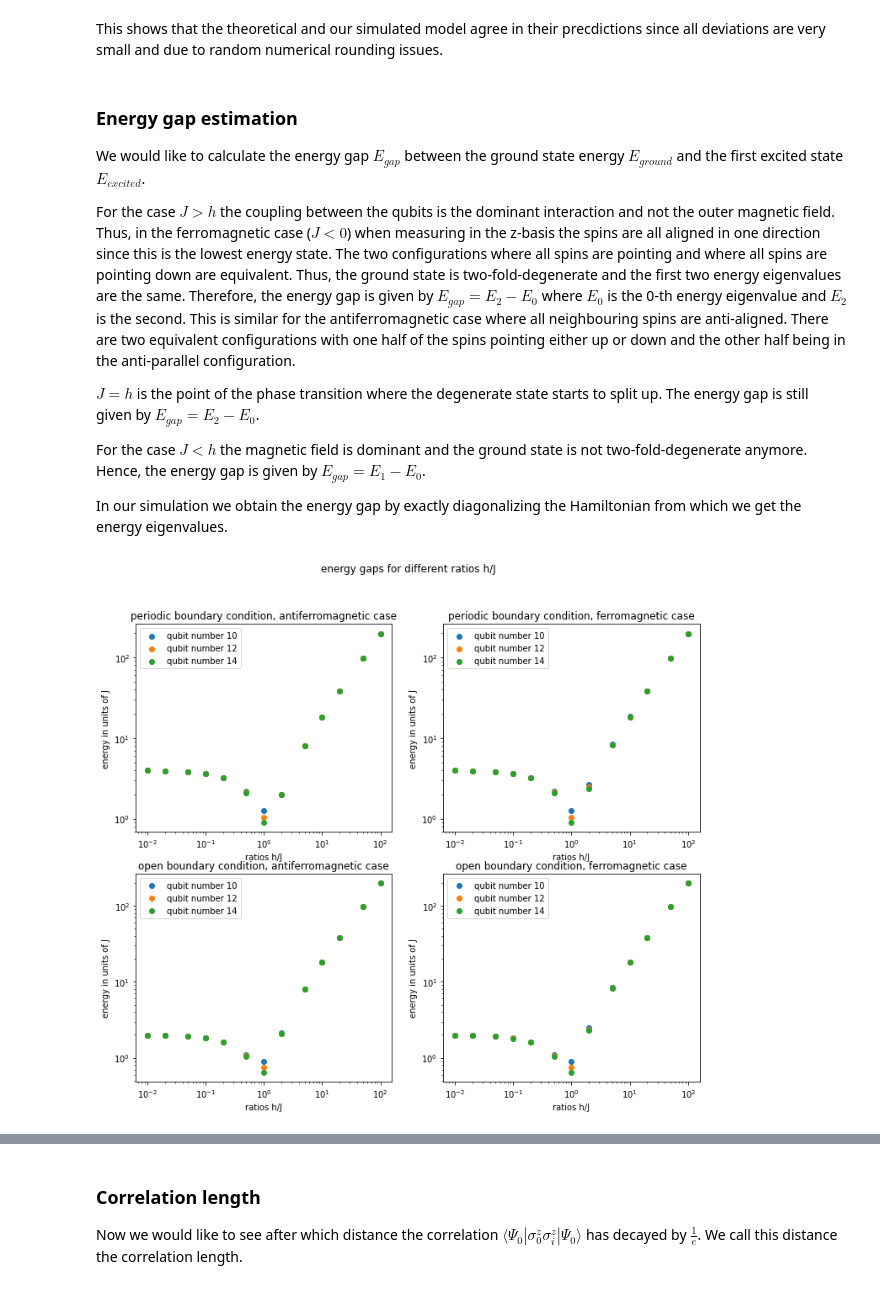
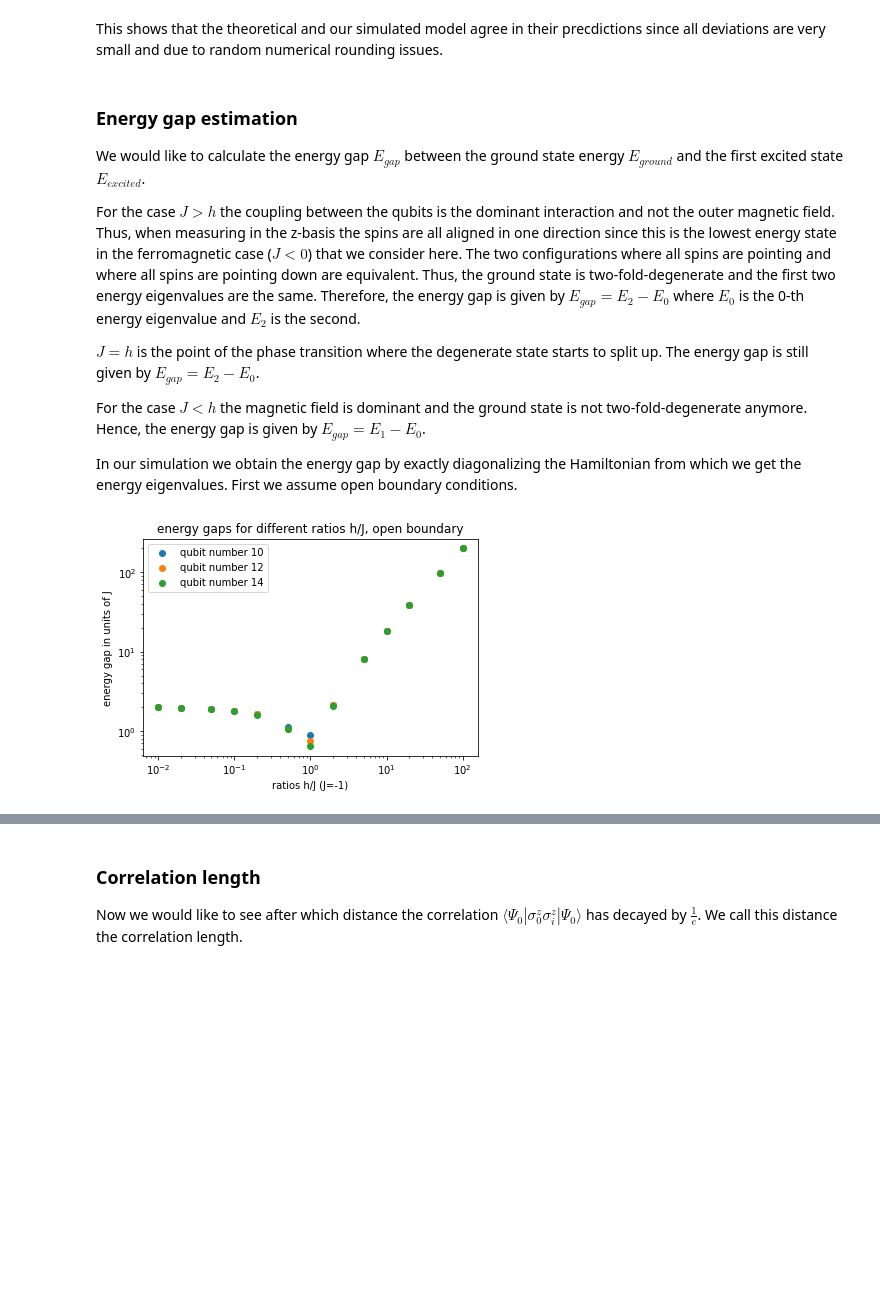
Before and after one commit to LennartBuerger/classical-shadows-for-1d-TFIM-energy-estimation, a Jupyter notebook: display_data/bf_display_data.ipynb, the cells around one changed output, grey strips where cells are left out. Drawn from its saved outputs; the diff is of its cells as text; code cells hidden in the pictures; blank space fills up the shorter version.

```diff
--- a/display_data/bf_display_data.ipynb
+++ b/display_data/bf_display_data.ipynb
@@ -80,3 +64,18 @@ np.save(save_direc_groundstate, ground_state_dict)
+# %%
+#calculate for periodic boundary conditions
+
+qubit_numbers = np.array([10, 12, 14])
+energy_eig_vals_dict: dict = {}
+ground_state_dict: dict = {}
+for i in range(0, np.size(qubit_numbers)):
+    for j in range(0, np.size(ratios_h_j)):
+        energy_eig_vals, eigvecs = TfimHamiltonianOpenFermion(qubit_numbers[i], ratios_h_j[j], 1, 'periodic').diagonalize(3, True)
+        ground_state = pt.tensor(eigvecs[:, 0])
+        key = str(qubit_numbers[i]) + ' ' + str(ratios_h_j[j])
+        energy_eig_vals_dict[key] = energy_eig_vals
+        ground_state_dict[key] = ground_state
+np.save(save_direc_eigs_periodic, energy_eig_vals_dict)
+np.save(save_direc_groundstate_periodic, ground_state_dict)
 # %% [markdown]
 ### ground state energy per qubit
 We would like to calculate the energy $E_0$ of the ground state divided by the number of
@@ -174,15 +160,13 @@ We would like to calculate the energy gap $E_{gap}$ between the ground state ene
 first excited state $E_{excited}$.
 
 For the case $J>h$ the coupling between the qubits is
-the dominant interaction and not the outer magnetic field. Thus, in the ferromagnetic
- case ($J<0$) when measuring in the
-z-basis the spins are all aligned in one direction since this is the lowest energy state. The two configurations where all
+the dominant interaction and not the outer magnetic field. Thus, when measuring in the
+z-basis the spins are all aligned in one direction since this is the lowest energy state
+in the ferromagnetic case ($J<0$) that we consider here. The two configurations where all
 spins are pointing and where all spins are pointing down are equivalent. Thus, the ground
 state is two-fold-degenerate and the first two energy eigenvalues are the same. Therefore,
 the energy gap is given by $E_{gap} = E_2 - E_0$ where $E_0$ is the 0-th energy eigenvalue and
-$E_2$ is the second. This is similar for the antiferromagnetic case where all neighbouring spins
-are anti-aligned. There are two equivalent configurations with one half of the spins pointing
-either up or down and the other half being in the anti-parallel configuration.
+$E_2$ is the second.
 
 $J = h$ is the point of the phase transition where the degenerate state starts to
 split up. The energy gap is still given by $E_{gap} = E_2 - E_0$.
@@ -192,38 +176,26 @@ For the case $J < h $ the magnetic field is dominant and the ground state is not
 two-fold-degenerate anymore. Hence, the energy gap is given by $E_{gap} = E_1 - E_0$.
 
 In our simulation we obtain the energy gap by exactly diagonalizing the Hamiltonian
-from which we get the energy eigenvalues.
+from which we get the energy eigenvalues. First we assume open boundary conditions.
 # %%
-qubit_numbers = ([10, 12, 14])
-energies_dict = np.load(save_direc_eigs, allow_pickle='TRUE')
-energies_dict = energies_dict.item()
-fig, axs = plt.subplots(2,2)
-fig.set_figheight(10)
-fig.set_figwidth(12)
-fig.suptitle('energy gaps for different ratios h/J')
-for k in range(0, 2):
-    if k == 0:
-        J_val = 1 #antiferromagnetic case
-        magnetisation = 'antiferromagnetic'
-    else:
-        J_val = -1 #ferromagnetic case
-        magnetisation = 'ferromagnetic'
-    for l in range(0,2):
-        if l==0:
-            boundary = 'periodic'
-        else:
-            boundary = 'open'
-        for i in range(0, np.size(qubit_numbers)):
-            energy_gaps = np.zeros(np.size(ratios_h_j))
-            for j in range(0, np.size(ratios_h_j)):
-                energy_gaps[j] = TfimHamiltonianOpenFermion(qubit_numbers[i],
-                                                            ratios_h_j[j], J_val, boundary).energygap(energies_dict[str(J_val)][boundary][str(qubit_numbers[i])][str(ratios_h_j[j])])
-            axs[l, k].scatter(ratios_h_j, energy_gaps, label='qubit number ' + str(qubit_numbers[i]))
-        axs[l, k].set(xscale='log', yscale = 'log', xlabel='ratios h/J',
-                      ylabel='energy in units of J')
-        axs[l, k].set_title(boundary + ' boundary condition, ' + magnetisation + ' case')
-        axs[l, k].legend()
-plot_save_direc = 'plots\energy_gap_brute_force\energy_gaps'
-plt.savefig(plot_save_direc)
+def plot_energy_gap_open_boundary():
+    qubit_numbers = ([10, 12, 14])
+    energies_dict = np.load(save_direc_eigs_open, allow_pickle='TRUE')
+    energies_dict = energies_dict.item()
+    for i in range(0, np.size(qubit_numbers)):
+        energy_gaps = np.zeros(np.size(ratios_h_j))
+        for j in range(0, np.size(ratios_h_j)):
+            key = str(qubit_numbers[i]) + ' ' + str(ratios_h_j[j])
+            energy_gaps[j] = TfimHamiltonianOpenFermion(qubit_numbers[i], ratios_h_j[j], 1, 'open').energygap(energies_dict[key])
+        plt.scatter(ratios_h_j, energy_gaps, label='qubit number ' + str(qubit_numbers[i]))
+    plt.xscale('log')
+    plt.yscale('log')
+    plt.title('energy gaps for different ratios h/J, open boundary')
+    plt.xlabel('ratios h/J (J=-1)')
+    plt.ylabel('energy gap in units of J')
+    plt.legend()
+    plot_save_direc = 'plots\energy_gap_brute_force\energy_gaps_open_boundary '
+    plt.savefig(plot_save_direc)
+plot_energy_gap_open_boundary()
 # %% [output]
-[figure, old version]
+[figure, new version]
```
Also changed, not shown: parts of 37 cells of this notebook, 39 other files.
